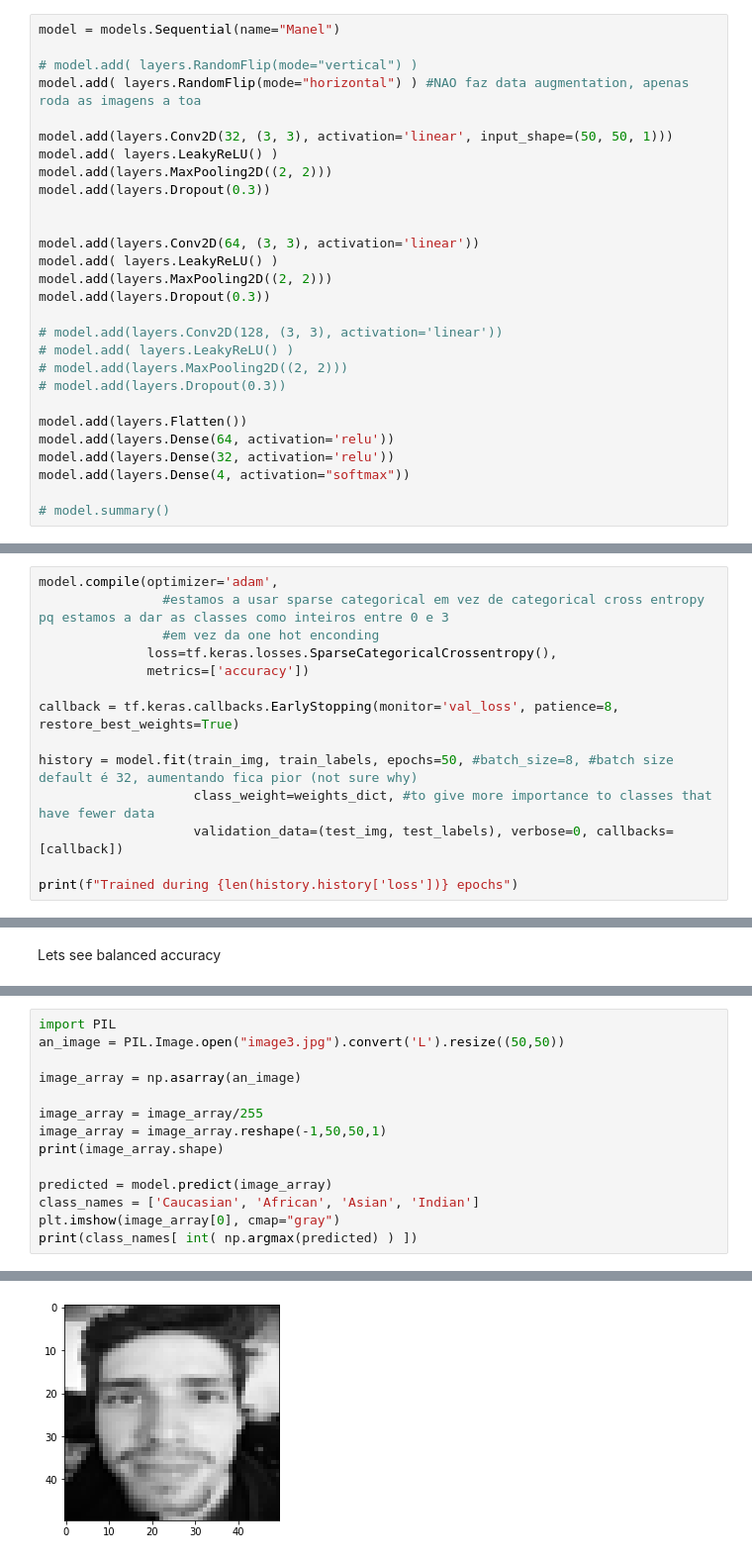
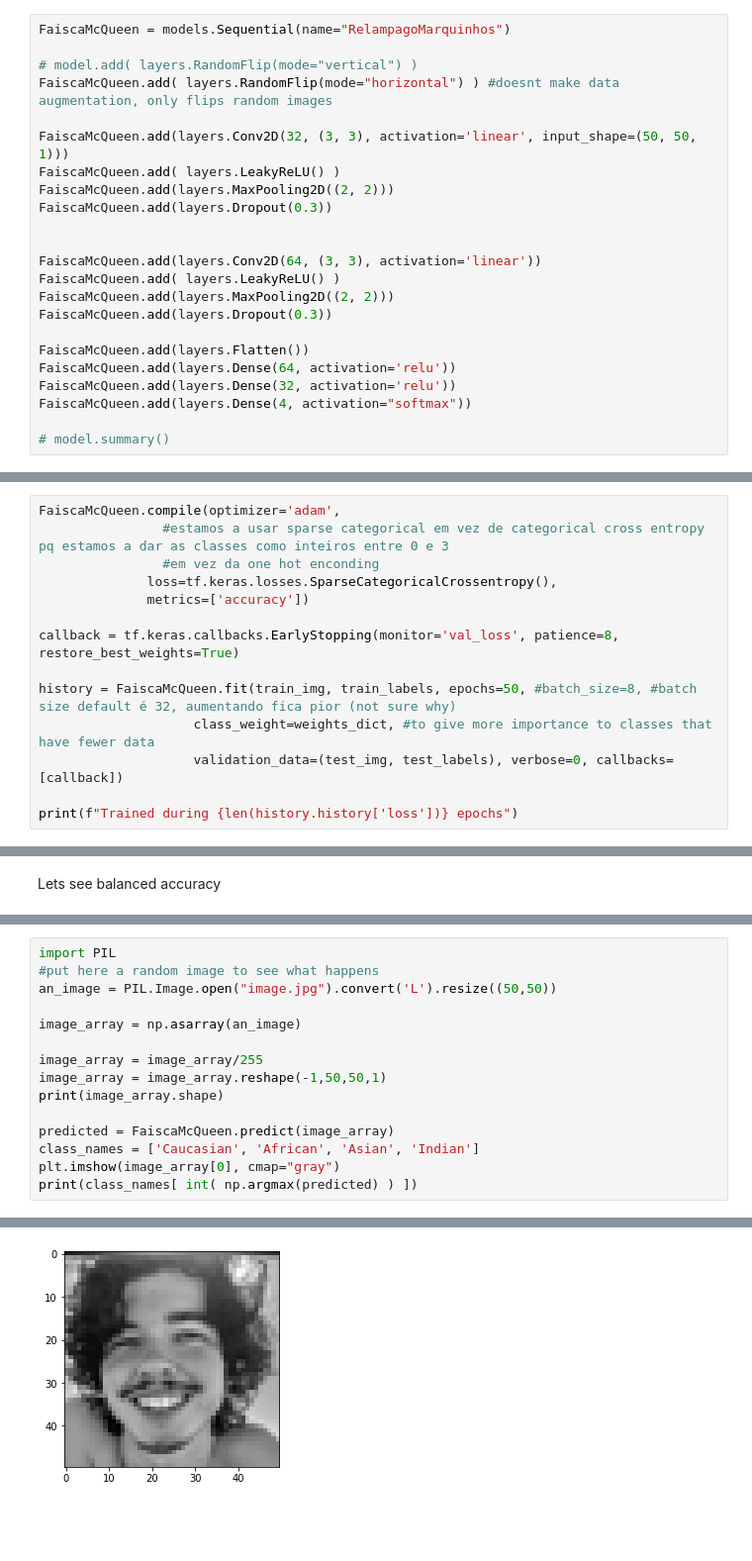
Before and after one commit to Andreps18/Projeto-AAUT, a Jupyter notebook: Classification/class_p2.ipynb, the cells around one changed output, grey strips where cells are left out. Shown at 99% size. Drawn from its saved outputs; the diff is of its cells as text; blank space fills up the shorter version.

```diff
--- a/Classification/class_p2.ipynb
+++ b/Classification/class_p2.ipynb
@@ -94,28 +101,23 @@ print(weights_dict)
 # %%
-model = models.Sequential(name="Manel")
+FaiscaMcQueen = models.Sequential(name="RelampagoMarquinhos")
 
 # model.add( layers.RandomFlip(mode="vertical") )
-model.add( layers.RandomFlip(mode="horizontal") ) #NAO faz data augmentation, apenas roda as imagens a toa
+FaiscaMcQueen.add( layers.RandomFlip(mode="horizontal") ) #doesnt make data augmentation, only flips random images
 
-model.add(layers.Conv2D(32, (3, 3), activation='linear', input_shape=(50, 50, 1)))
-model.add( layers.LeakyReLU() )
-model.add(layers.MaxPooling2D((2, 2)))
-model.add(layers.Dropout(0.3))
+FaiscaMcQueen.add(layers.Conv2D(32, (3, 3), activation='linear', input_shape=(50, 50, 1)))
+FaiscaMcQueen.add( layers.LeakyReLU() )
+FaiscaMcQueen.add(layers.MaxPooling2D((2, 2)))
+FaiscaMcQueen.add(layers.Dropout(0.3))
 
 
-model.add(layers.Conv2D(64, (3, 3), activation='linear'))
-model.add( layers.LeakyReLU() )
-model.add(layers.MaxPooling2D((2, 2)))
-model.add(layers.Dropout(0.3))
+FaiscaMcQueen.add(layers.Conv2D(64, (3, 3), activation='linear'))
+FaiscaMcQueen.add( layers.LeakyReLU() )
+FaiscaMcQueen.add(layers.MaxPooling2D((2, 2)))
+FaiscaMcQueen.add(layers.Dropout(0.3))
 
-# model.add(layers.Conv2D(128, (3, 3), activation='linear'))
-# model.add( layers.LeakyReLU() )
-# model.add(layers.MaxPooling2D((2, 2)))
-# model.add(layers.Dropout(0.3))
-
-model.add(layers.Flatten())
-model.add(layers.Dense(64, activation='relu'))
-model.add(layers.Dense(32, activation='relu'))
-model.add(layers.Dense(4, activation="softmax"))
+FaiscaMcQueen.add(layers.Flatten())
+FaiscaMcQueen.add(layers.Dense(64, activation='relu'))
+FaiscaMcQueen.add(layers.Dense(32, activation='relu'))
+FaiscaMcQueen.add(layers.Dense(4, activation="softmax"))
 
 # model.summary()
@@ -135,5 +139,5 @@ print(test_labels.shape)
 # %%
-model.compile(optimizer='adam',
+FaiscaMcQueen.compile(optimizer='adam',
                 #estamos a usar sparse categorical em vez de categorical cross entropy pq estamos a dar as classes como inteiros entre 0 e 3
                 #em vez da one hot enconding
               loss=tf.keras.losses.SparseCategoricalCrossentropy(),
@@ -141,7 +145,7 @@ model.compile(optimizer='adam',
 
 callback = tf.keras.callbacks.EarlyStopping(monitor='val_loss', patience=8, restore_best_weights=True)
 
-history = model.fit(train_img, train_labels, epochs=50, #batch_size=8, #batch size default é 32, aumentando fica pior (not sure why)
+history = FaiscaMcQueen.fit(train_img, train_labels, epochs=50, #batch_size=8, #batch size default é 32, aumentando fica pior (not sure why)
                     class_weight=weights_dict, #to give more importance to classes that have fewer data
                     validation_data=(test_img, test_labels), verbose=0, callbacks=[callback])
 
@@ -200,18 +203,19 @@ print(y_pred[10:40])
 # %%
 import PIL
-an_image = PIL.Image.open("image3.jpg").convert('L').resize((50,50))
+#put here a random image to see what happens
+an_image = PIL.Image.open("image.jpg").convert('L').resize((50,50))
 
 image_array = np.asarray(an_image)
 
 image_array = image_array/255
 image_array = image_array.reshape(-1,50,50,1)
 print(image_array.shape)
 
-predicted = model.predict(image_array)
+predicted = FaiscaMcQueen.predict(image_array)
 class_names = ['Caucasian', 'African', 'Asian', 'Indian']
 plt.imshow(image_array[0], cmap="gray")
 print(class_names[ int( np.argmax(predicted) ) ])
 # %% [output]
 (1, 50, 50, 1)
 Caucasian
-[figure, old version]
+[figure, new version]
```
Also changed, not shown: parts of 17 cells of this notebook.
